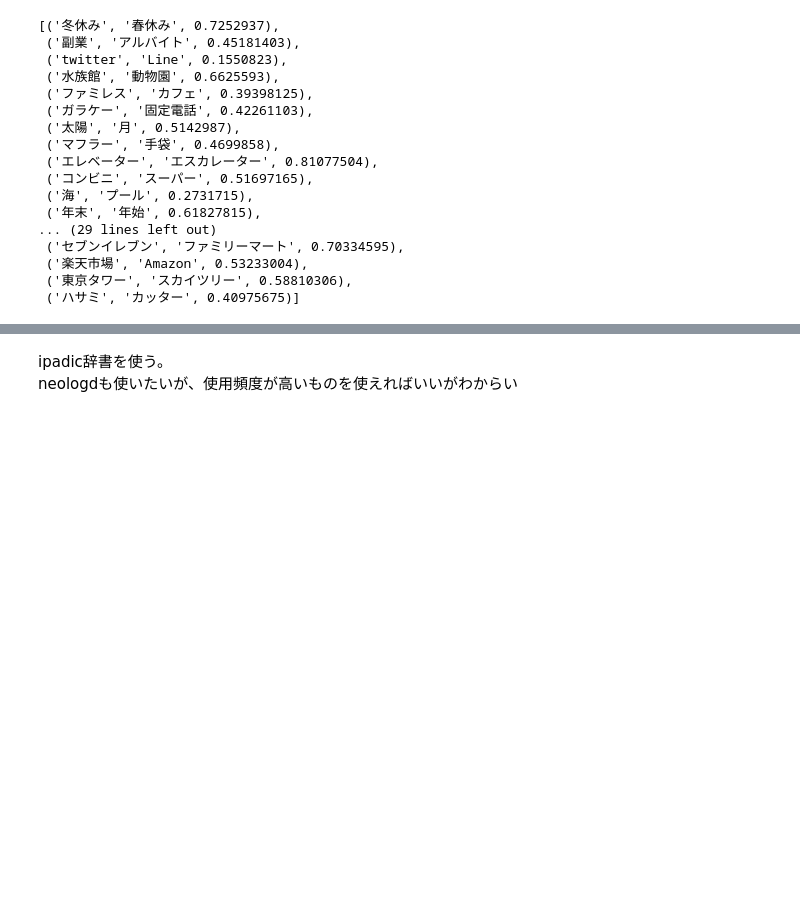
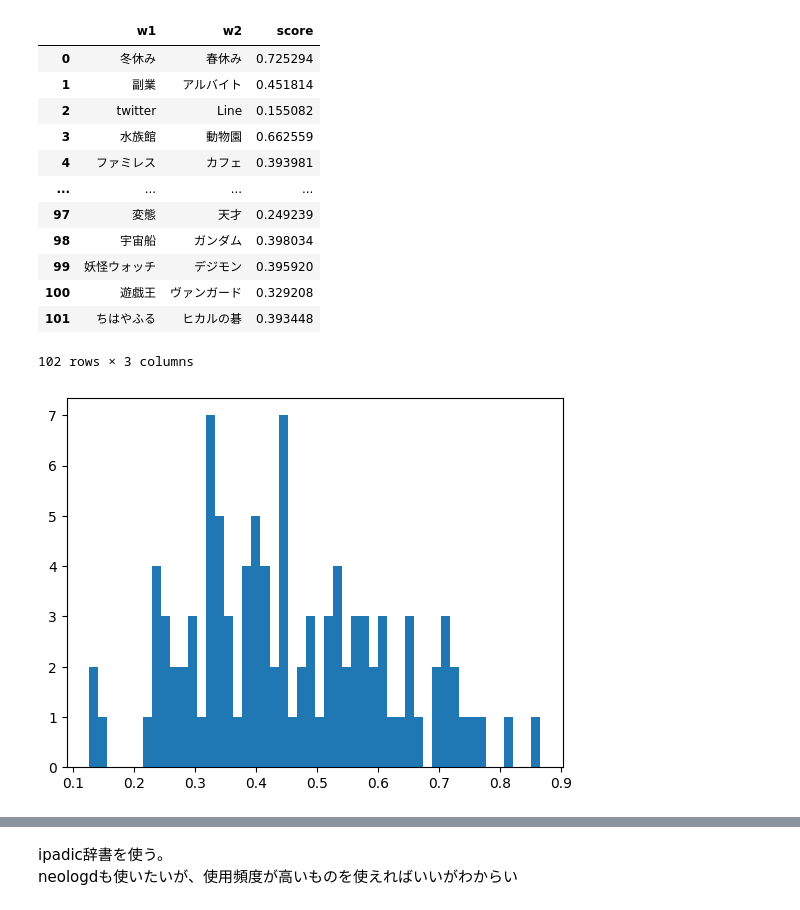
Before and after one commit to 0120MNGR/WordWolfML, a Jupyter notebook: similar_alg.ipynb, the cells around one changed output, grey strips where cells are left out. Drawn from its saved outputs; the diff is of its cells as text; code cells hidden in the pictures; blank space fills up the shorter version.

```diff
--- a/similar_alg.ipynb
+++ b/similar_alg.ipynb
@@ -23,25 +23,29 @@ for word1, word2 in word_pairs:
     else:
         not_exist_word_lst.append((word1, word2))  # 単語がモデルにない場合
 cosine_similarities
+
+import pandas as pd
+df = pd.DataFrame(cosine_similarities, columns=["w1", "w2", "score"])
 # %% [output]
+|  | w1 | w2 | score |
+| 0 | 冬休み | 春休み | 0.725294 |
+| 1 | 副業 | アルバイト | 0.451814 |
+| 2 | twitter | Line | 0.155082 |
+| 3 | 水族館 | 動物園 | 0.662559 |
+| 4 | ファミレス | カフェ | 0.393981 |
+| ... | ... | ... | ... |
+| 97 | 変態 | 天才 | 0.249239 |
+| 98 | 宇宙船 | ガンダム | 0.398034 |
+| 99 | 妖怪ウォッチ | デジモン | 0.395920 |
+| 100 | 遊戯王 | ヴァンガード | 0.329208 |
+| 101 | ちはやふる | ヒカルの碁 | 0.393448 |
-[('冬休み', '春休み', 0.7252937),
- ('副業', 'アルバイト', 0.45181403),
- ('twitter', 'Line', 0.1550823),
- ('水族館', '動物園', 0.6625593),
- ('ファミレス', 'カフェ', 0.39398125),
- ('ガラケー', '固定電話', 0.42261103),
- ('太陽', '月', 0.5142987),
- ('マフラー', '手袋', 0.4699858),
- ('エレベーター', 'エスカレーター', 0.81077504),
- ('コンビニ', 'スーパー', 0.51697165),
- ('海', 'プール', 0.2731715),
- ('年末', '年始', 0.61827815),
-... (29 lines left out)
- ('セブンイレブン', 'ファミリーマート', 0.70334595),
- ('楽天市場', 'Amazon', 0.53233004),
- ('東京タワー', 'スカイツリー', 0.58810306),
- ('ハサミ', 'カッター', 0.40975675)]
+102 rows × 3 columns
 # %%
 import numpy as np
 import matplotlib.pyplot as plt
+import pandas as pd
+df = pd.DataFrame(cosine_similarities, columns=["w1", "w2", "score"])
+plt.hist(df["score"], bins=50)
 m = np.array(vector_diff)
+# %% [output]
+[figure, added]
```
Also changed, not shown: parts of 5 cells of this notebook, 7 other files.
